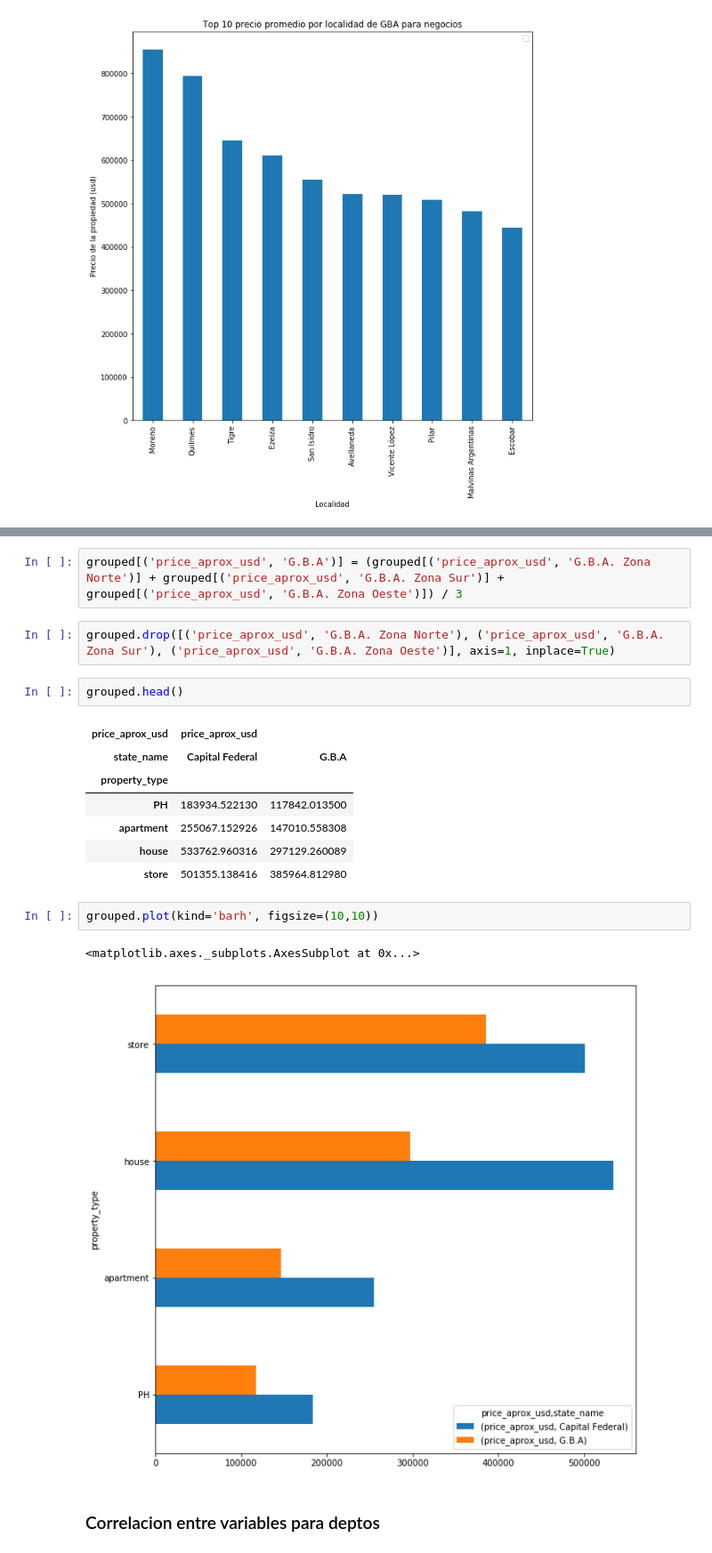
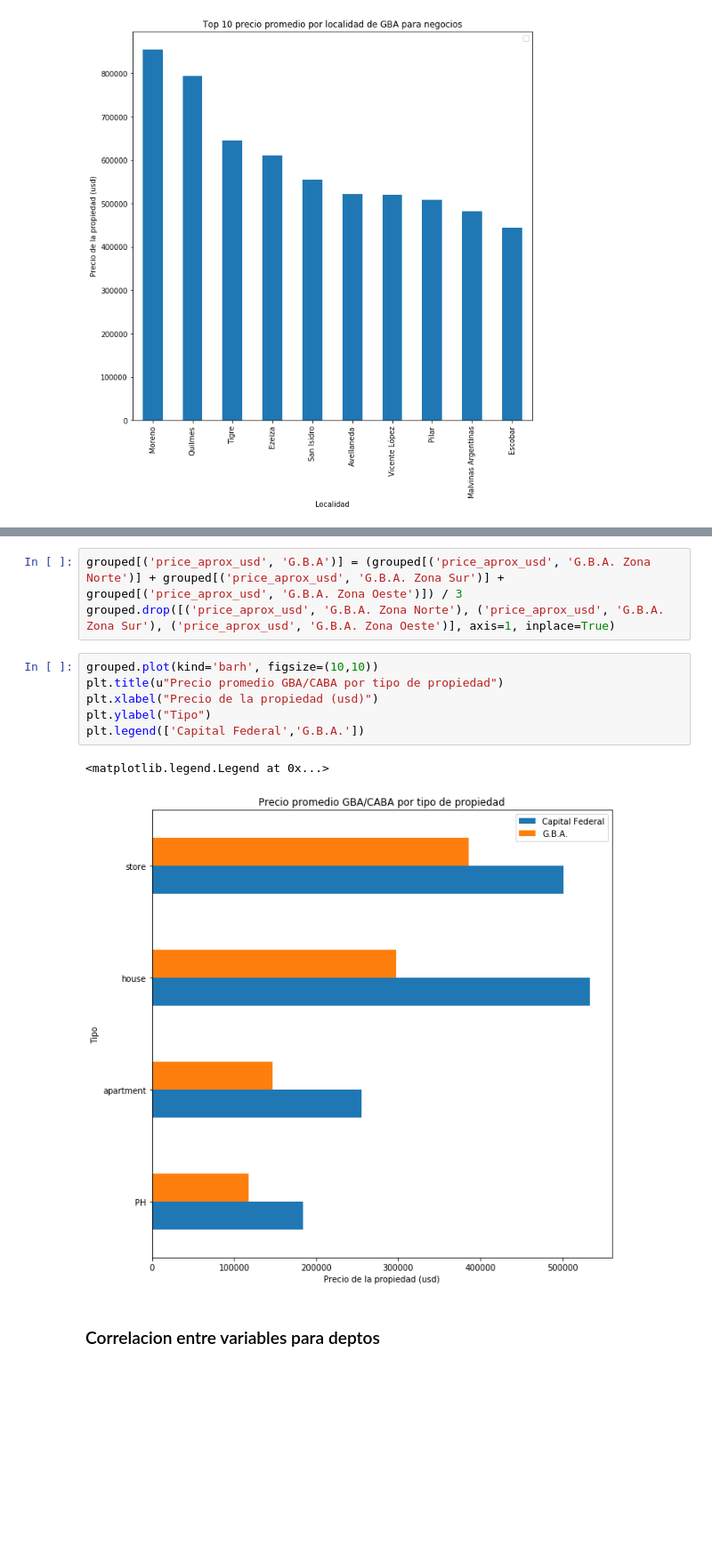
Before and after one commit to LucianoGiannotti/ProperatiDatosTP, a Jupyter notebook: Depuracion de datos.ipynb, the cells around one changed output, grey strips where cells are left out. Shown at 89% size. Saved outputs shown, nothing was run; the diff lists cells and outputs as text; blank space fills up the shorter version.

```diff
--- a/Depuracion de datos.ipynb
+++ b/Depuracion de datos.ipynb
@@ -782,22 +784,15 @@ grouped.plot(kind='bar', figsize=(15,15))
 # %%
 grouped[('price_aprox_usd', 'G.B.A')] = (grouped[('price_aprox_usd', 'G.B.A. Zona Norte')] + grouped[('price_aprox_usd', 'G.B.A. Zona Sur')] + grouped[('price_aprox_usd', 'G.B.A. Zona Oeste')]) / 3
+grouped.drop([('price_aprox_usd', 'G.B.A. Zona Norte'), ('price_aprox_usd', 'G.B.A. Zona Sur'), ('price_aprox_usd', 'G.B.A. Zona Oeste')], axis=1, inplace=True)
-# %%
-grouped.drop([('price_aprox_usd', 'G.B.A. Zona Norte'), ('price_aprox_usd', 'G.B.A. Zona Sur'), ('price_aprox_usd', 'G.B.A. Zona Oeste')], axis=1, inplace=True)
-# %%
-grouped.head()
-# %% [output]
-| price_aprox_usd | price_aprox_usd |  |
-| state_name | Capital Federal | G.B.A |
-| property_type |  |  |
-| PH | 183934.522130 | 117842.013500 |
-| apartment | 255067.152926 | 147010.558308 |
-| house | 533762.960316 | 297129.260089 |
-| store | 501355.138416 | 385964.812980 |
-# %%
-grouped.plot(kind='barh', figsize=(10,10))
-# %% [output]
-<matplotlib.axes._subplots.AxesSubplot at 0x...>
-[figure, removed]
+# %%
+grouped.plot(kind='barh', figsize=(10,10))
+plt.title(u"Precio promedio GBA/CABA por tipo de propiedad")
+plt.xlabel("Precio de la propiedad (usd)")
+plt.ylabel("Tipo")
+plt.legend(['Capital Federal','G.B.A.'])
+# %% [output]
+<matplotlib.legend.Legend at 0x...>
+[figure, added]
 # %% [markdown]
 ### Correlacion entre variables para deptos
 # %%
```
Also changed, not shown: parts of 7 cells of this notebook.
